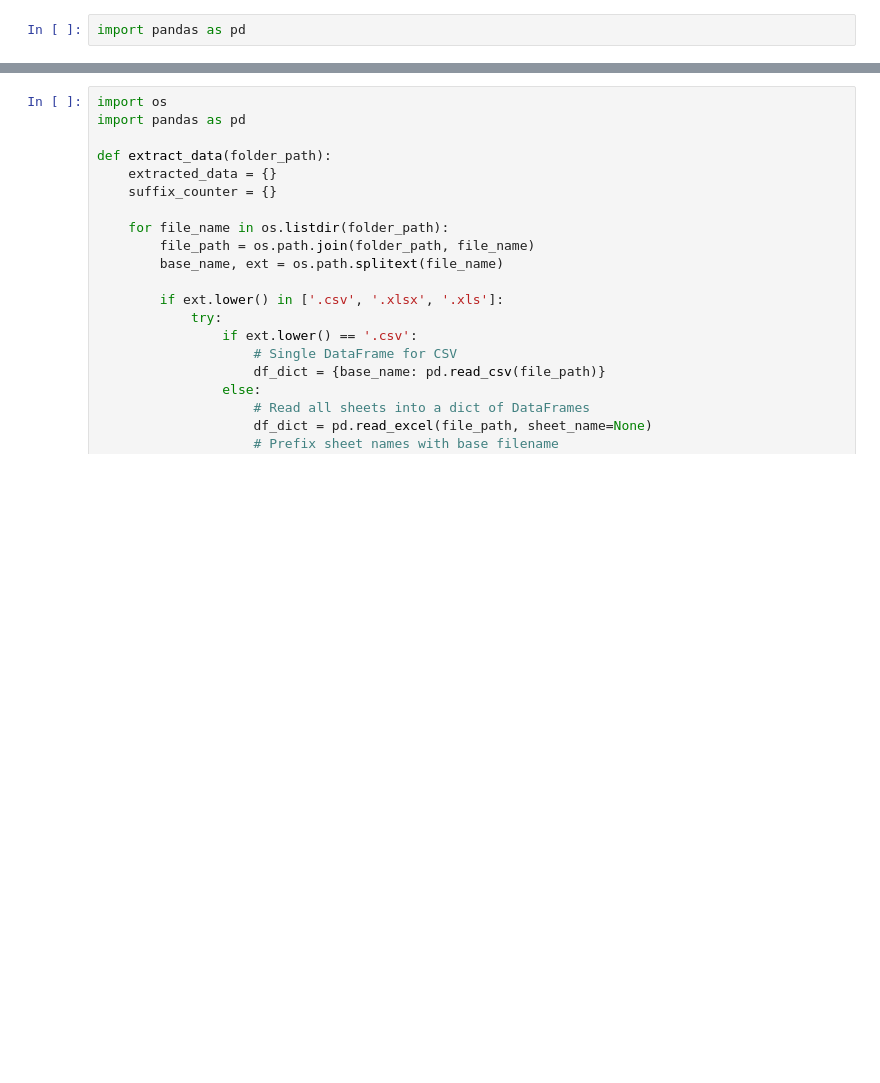
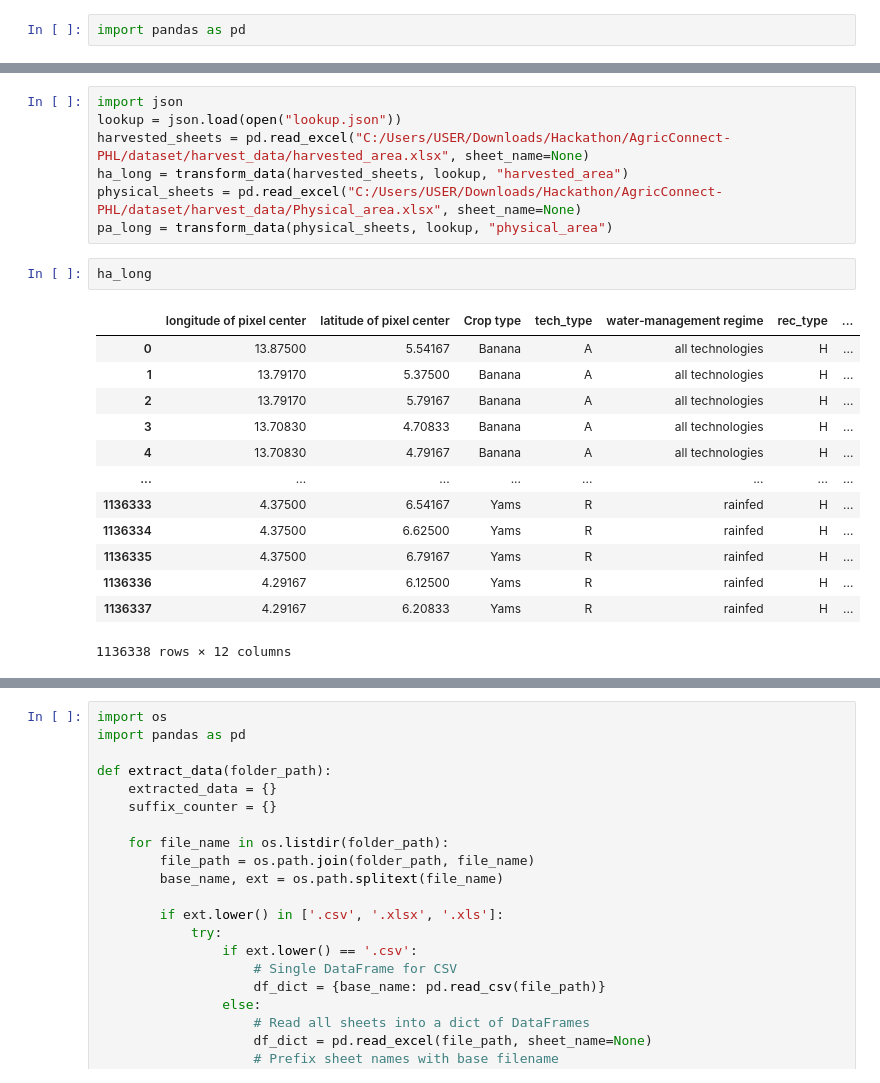
Before and after one commit to VictorThrive/AgricConnect-PHL, a Jupyter notebook: clean/clean.ipynb, the cells around one changed output, grey strips where cells are left out. Drawn from its saved outputs; the diff is of its cells as text; blank space fills up the shorter version.

```diff
--- a/clean/clean.ipynb
+++ b/clean/clean.ipynb
@@ -2,0 +105,23 @@ import pandas as pd
+# %%
+import json
+lookup = json.load(open("lookup.json"))
+harvested_sheets = pd.read_excel("C:/Users/USER/Downloads/Hackathon/AgricConnect-PHL/dataset/harvest_data/harvested_area.xlsx", sheet_name=None)
+ha_long = transform_data(harvested_sheets, lookup, "harvested_area")
+physical_sheets = pd.read_excel("C:/Users/USER/Downloads/Hackathon/AgricConnect-PHL/dataset/harvest_data/Physical_area.xlsx", sheet_name=None)
+pa_long = transform_data(physical_sheets, lookup, "physical_area")
+# %%
+ha_long
+# %% [output]
+|  | longitude of pixel center | latitude of pixel center | Crop type | tech_type | water‐management regime | rec_type | ... |
+| 0 | 13.87500 | 5.54167 | Banana | A | all technologies | H | ... |
+| 1 | 13.79170 | 5.37500 | Banana | A | all technologies | H | ... |
+| 2 | 13.79170 | 5.79167 | Banana | A | all technologies | H | ... |
+| 3 | 13.70830 | 4.70833 | Banana | A | all technologies | H | ... |
+| 4 | 13.70830 | 4.79167 | Banana | A | all technologies | H | ... |
+| ... | ... | ... | ... | ... | ... | ... | ... |
+| 1136333 | 4.37500 | 6.54167 | Yams | R | rainfed | H | ... |
+| 1136334 | 4.37500 | 6.62500 | Yams | R | rainfed | H | ... |
+| 1136335 | 4.37500 | 6.79167 | Yams | R | rainfed | H | ... |
+| 1136336 | 4.29167 | 6.12500 | Yams | R | rainfed | H | ... |
+| 1136337 | 4.29167 | 6.20833 | Yams | R | rainfed | H | ... |
+1136338 rows × 12 columns
```
Also changed, not shown: parts of 14 cells of this notebook, 1 other file.
